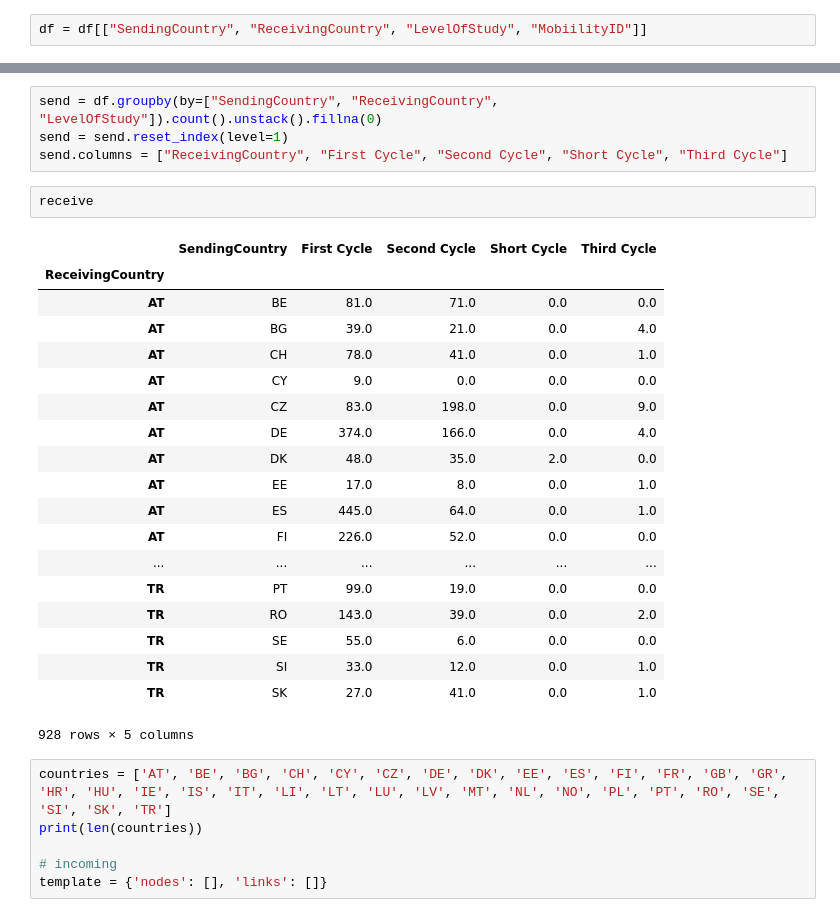
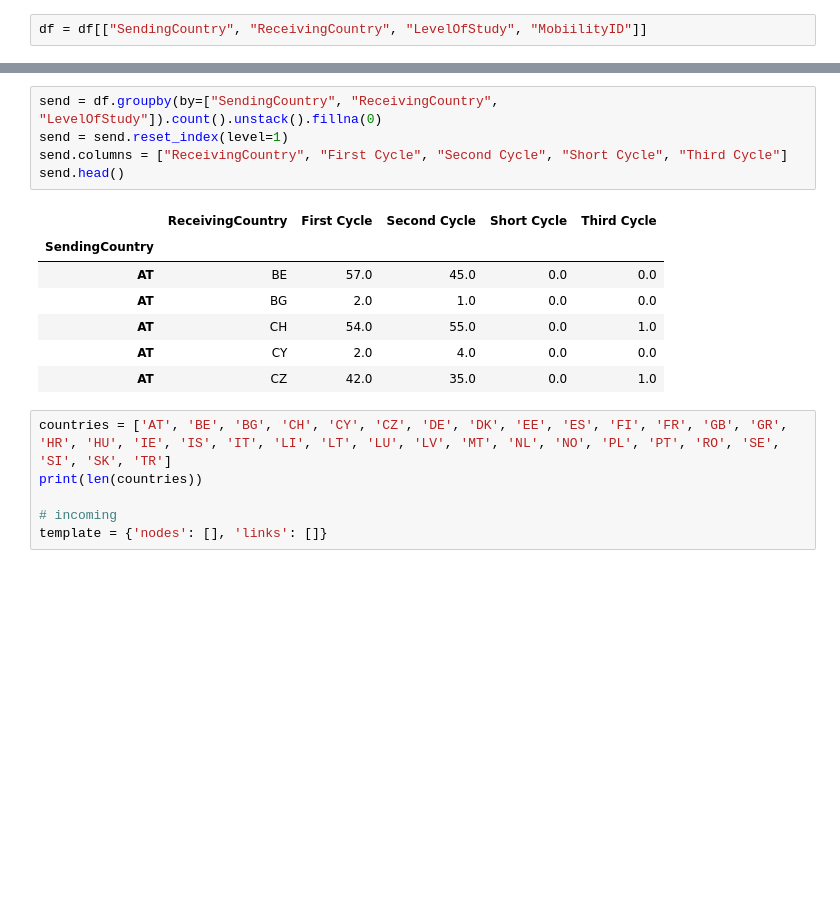
Before and after one commit to mskl/VI13, a Jupyter notebook: notebooks/parallelSetsSelected_tocsv.ipynb, the cells around one changed output, grey strips where cells are left out. Drawn from its saved outputs; the diff is of its cells as text; blank space fills up the shorter version.

```diff
--- a/notebooks/parallelSetsSelected_tocsv.ipynb
+++ b/notebooks/parallelSetsSelected_tocsv.ipynb
@@ -17,29 +26,16 @@ receive.columns = ["SendingCountry", "First Cycle", "Second Cycle", "Short Cycle
 # %%
 send = df.groupby(by=["SendingCountry", "ReceivingCountry", "LevelOfStudy"]).count().unstack().fillna(0)
 send = send.reset_index(level=1)
 send.columns = ["ReceivingCountry", "First Cycle", "Second Cycle", "Short Cycle", "Third Cycle"]
+send.head()
+# %% [output]
+|  | ReceivingCountry | First Cycle | Second Cycle | Short Cycle | Third Cycle |
+| SendingCountry |  |  |  |  |  |
+| AT | BE | 57.0 | 45.0 | 0.0 | 0.0 |
+| AT | BG | 2.0 | 1.0 | 0.0 | 0.0 |
+| AT | CH | 54.0 | 55.0 | 0.0 | 1.0 |
+| AT | CY | 2.0 | 4.0 | 0.0 | 0.0 |
+| AT | CZ | 42.0 | 35.0 | 0.0 | 1.0 |
-# %%
-receive
-# %% [output]
-|  | SendingCountry | First Cycle | Second Cycle | Short Cycle | Third Cycle |
-| ReceivingCountry |  |  |  |  |  |
-| AT | BE | 81.0 | 71.0 | 0.0 | 0.0 |
-| AT | BG | 39.0 | 21.0 | 0.0 | 4.0 |
-| AT | CH | 78.0 | 41.0 | 0.0 | 1.0 |
-| AT | CY | 9.0 | 0.0 | 0.0 | 0.0 |
-| AT | CZ | 83.0 | 198.0 | 0.0 | 9.0 |
-| AT | DE | 374.0 | 166.0 | 0.0 | 4.0 |
-| AT | DK | 48.0 | 35.0 | 2.0 | 0.0 |
-| AT | EE | 17.0 | 8.0 | 0.0 | 1.0 |
-| AT | ES | 445.0 | 64.0 | 0.0 | 1.0 |
-| AT | FI | 226.0 | 52.0 | 0.0 | 0.0 |
-| ... | ... | ... | ... | ... | ... |
-| TR | PT | 99.0 | 19.0 | 0.0 | 0.0 |
-| TR | RO | 143.0 | 39.0 | 0.0 | 2.0 |
-| TR | SE | 55.0 | 6.0 | 0.0 | 0.0 |
-| TR | SI | 33.0 | 12.0 | 0.0 | 1.0 |
-| TR | SK | 27.0 | 41.0 | 0.0 | 1.0 |
-928 rows × 5 columns
 # %%
 countries = ['AT', 'BE', 'BG', 'CH', 'CY', 'CZ', 'DE', 'DK', 'EE', 'ES', 'FI', 'FR', 'GB', 'GR', 'HR', 'HU', 'IE', 'IS', 'IT', 'LI', 'LT', 'LU', 'LV', 'MT', 'NL', 'NO', 'PL', 'PT', 'RO', 'SE', 'SI', 'SK', 'TR']
 print(len(countries))
```
Also changed, not shown: parts of 12 cells of this notebook, 4 other files.
